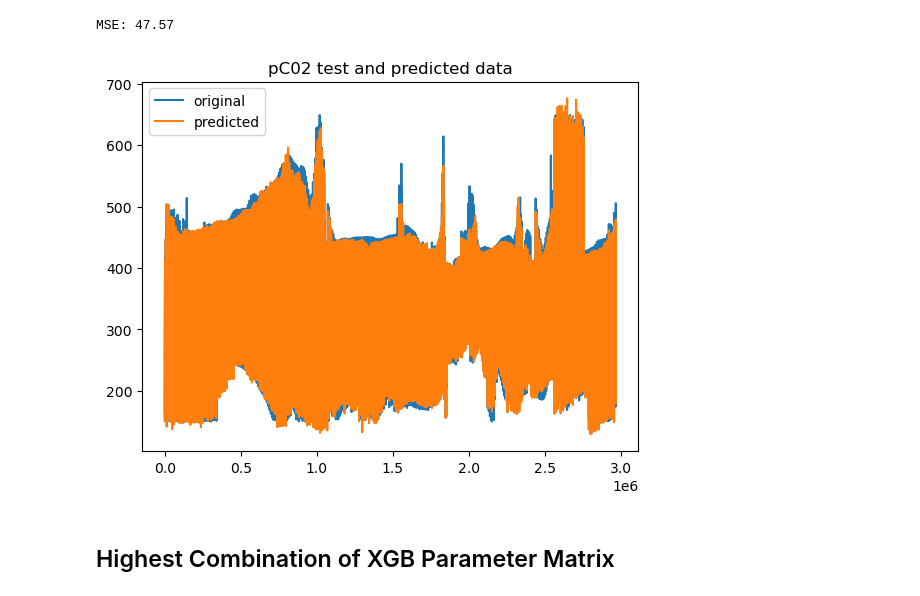
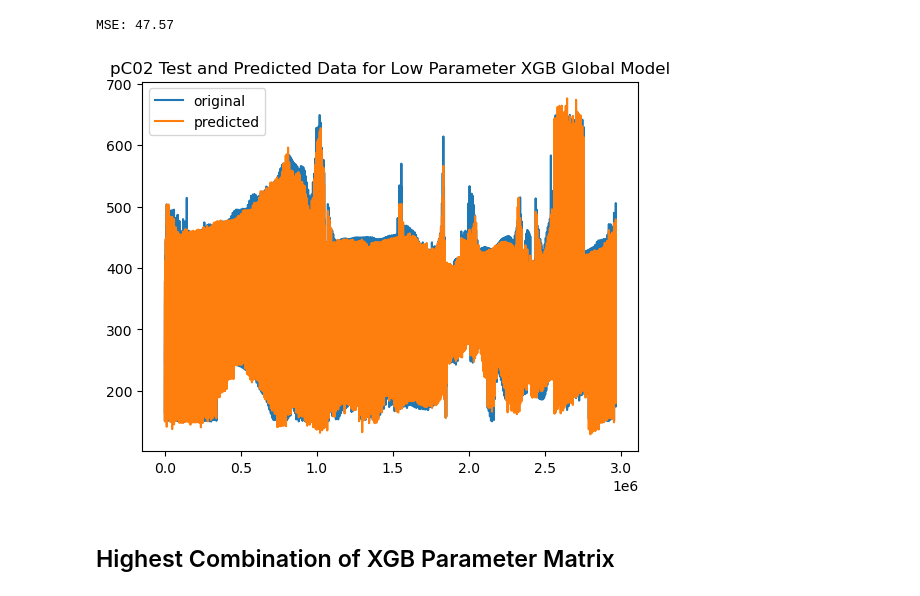
Before and after one commit to juliasimpson97/MLEE-final-project, a Jupyter notebook: models/XGB_global.ipynb, the cells around one changed output. Saved outputs shown, nothing was run; the diff lists cells and outputs as text; code cells hidden in the pictures.

Commit message:
end of global XGB work

```diff
--- a/models/XGB_global.ipynb
+++ b/models/XGB_global.ipynb
@@ -168,2 +185,0 @@ y_test_df_norm.baseline_XGB_pred
-# %%
-y_test_df = y_test_df.pCO2
@@ -172,5 +186,5 @@ y_test_df
 # %%
 joblib.dump(model_baseline, os.path.join(global_model_path,'XGB_prelim_baseline.h5'))
 # %%
-baseline_load_test = joblib.load(os.path.join(global_model_path,'XGB_prelim_baseline.h5'))
+baseline_model = joblib.load(os.path.join(global_model_path,'XGB_prelim_baseline.h5'))
 # %%
@@ -203,12 +240,12 @@ MSE: 47.57
 # %%
 x_ax = range(len(y_test_df))
 plt.plot(x_ax, y_test_df, label="original")
 plt.plot(x_ax, y_pred_low, label="predicted")
-plt.title("pC02 test and predicted data")
+plt.title("pC02 Test and Predicted Data for Low Parameter XGB Global Model")
 plt.legend()
 plt.show()
 # %% [output]
-[figure, old version]
+[figure, new version]
 # %% [markdown]
 ## Highest Combination of XGB Parameter Matrix
 # %%
```
Also changed, not shown: parts of 97 cells of this notebook.
